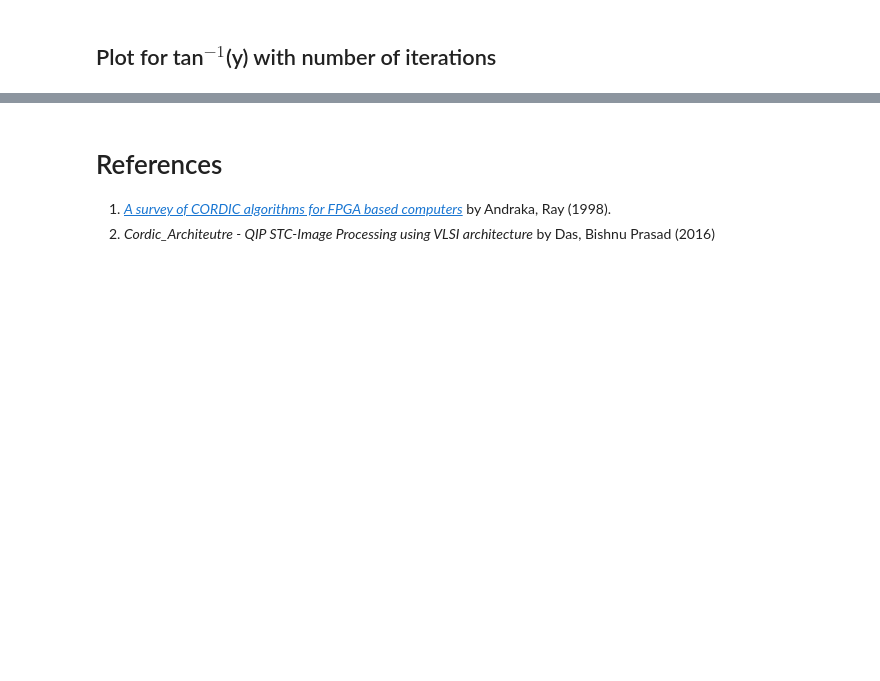
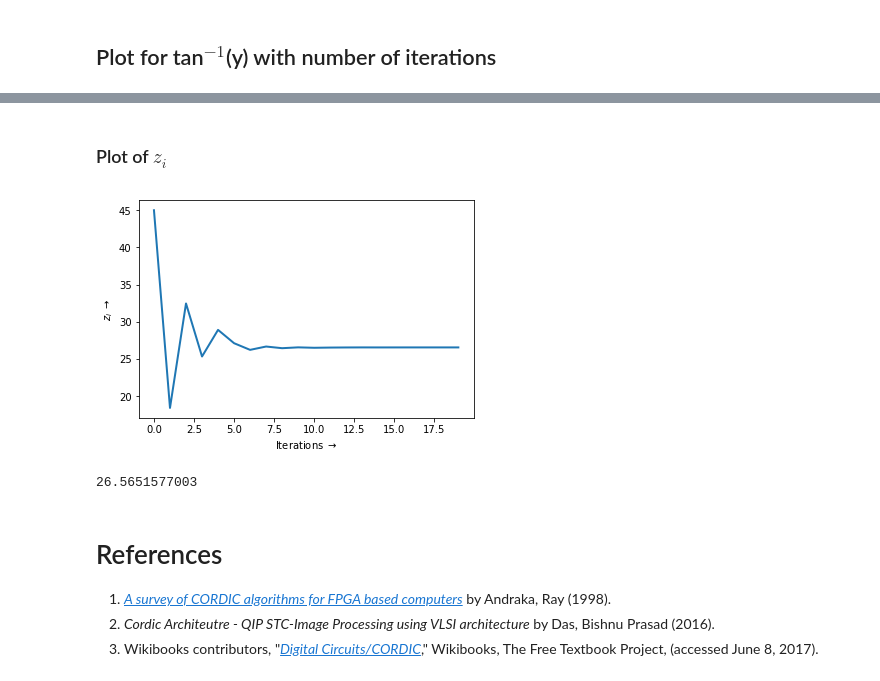
Before and after one commit to suyashmahar/cordic-algorithm-python, a Jupyter notebook: cordic_implementation.ipynb, the cells around one changed output, grey strips where cells are left out. Drawn from its saved outputs; the diff is of its cells as text; code cells hidden in the pictures; blank space fills up the shorter version.

```diff
--- a/cordic_implementation.ipynb
+++ b/cordic_implementation.ipynb
@@ -416,4 +406,14 @@ Expected value: 85.2363583093, Got: 85.2362360745
+# %% [markdown]
+### Plot of $z_i$
+# %%
+plot(result_dict_vect['iteration'], result_dict_vect['z'], 'Iterations $\\rightarrow$', '$z_i$ $\\rightarrow$', '')
+print result_dict_vect['z'][max_iter-1]
+# %% [output]
+[figure, added]
+26.5651577003
 # %% [markdown]
 # References
 1. [*A survey of CORDIC algorithms for FPGA based computers*](http://portal.acm.org/citation.cfm?doid=275107.275139) by Andraka, Ray (1998).
-2. *Cordic_Architeutre - QIP STC-Image Processing using VLSI architecture* by Das, Bishnu Prasad (2016)
+2. *Cordic Architeutre - QIP STC-Image Processing using VLSI architecture* by Das, Bishnu Prasad (2016).
+3. Wikibooks contributors, "[*Digital Circuits/CORDIC*](https://en.wikibooks.org/w/index.php?title=Digital_Circuits/CORDIC&oldid=3048211)," Wikibooks, The Free Textbook Project, (accessed
+June 8, 2017).
```
Also changed, not shown: parts of 40 cells of this notebook, 1 other file.
